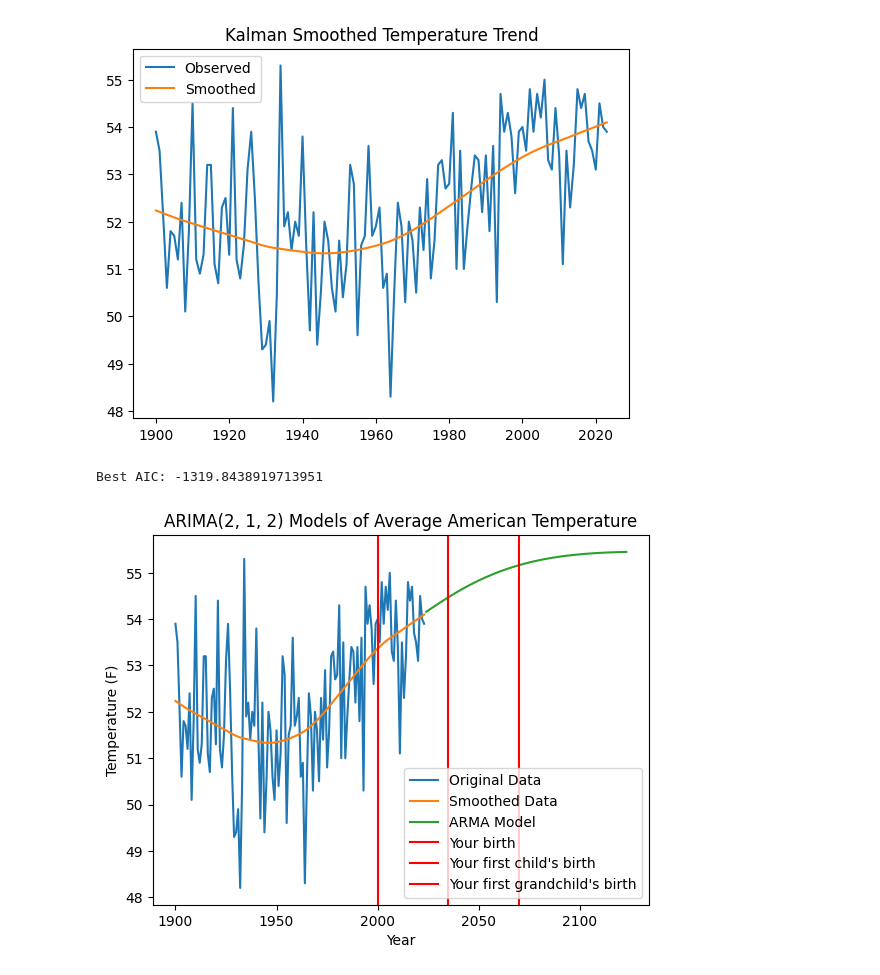
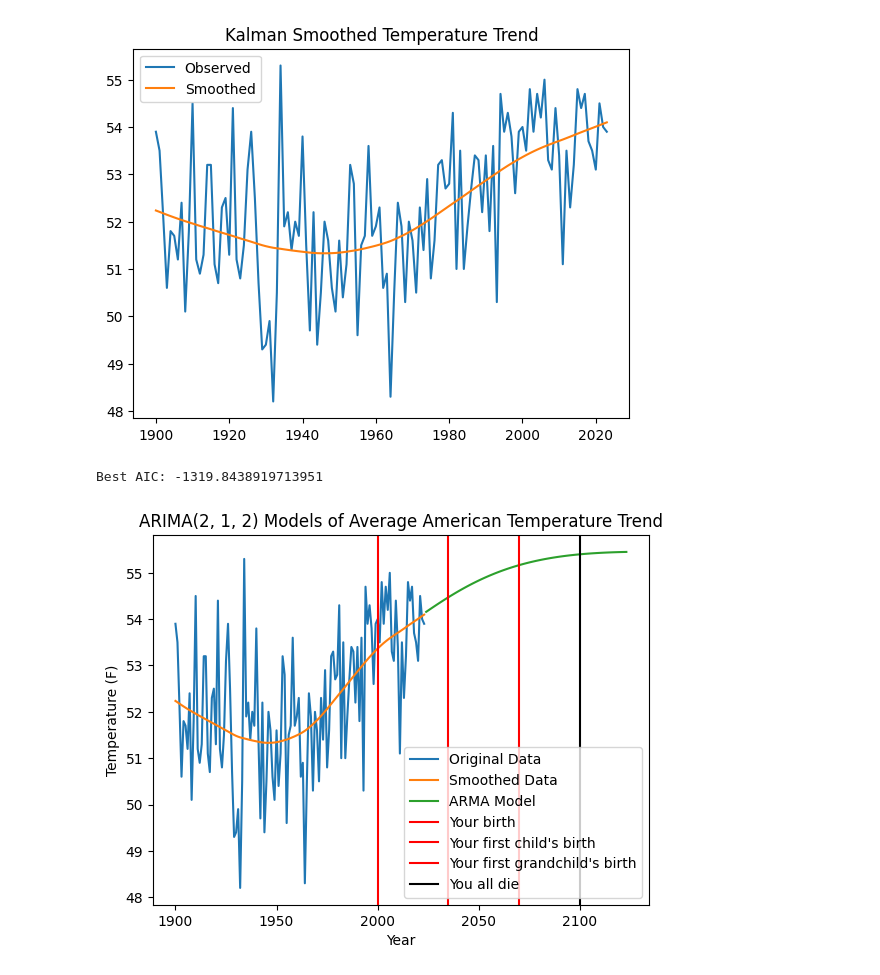
Before and after one commit to EthanPrimes/modeling_climate_change, a Jupyter notebook: arima_models.ipynb, the cells around one changed output. Saved outputs shown, nothing was run; the diff lists cells and outputs as text; code cells hidden in the pictures.

```diff
--- a/arima_models.ipynb
+++ b/arima_models.ipynb
@@ -398,32 +398,33 @@ with warnings.catch_warnings():
             for d in range(0, d_max + 1):
                 # model = ARIMA(z, order=(p, d, q)).fit(method='innovations_mle')
                 model = ARIMA(z, order=(p, d, q)).fit(method='statespace')
                 if model.aic < best_aic:
                     best_aic = model.aic
                     opt_p = p
                     opt_q = q
                     opt_d = d
 
 # Determining the optimal AIC
 print(f"Best AIC: {best_aic}")
 
 # Intialize the ARIMA model with optimal parameters
 model = ARIMA(z, order=(opt_p, opt_d, opt_q)).fit(method='statespace')
 
 # Predict from the beginning of the model to n observations in the future
 pred = model.predict(start=len(z), end=len(z) + n)
 pred_index = pd.RangeIndex(y.index[-1], y.index[-1] + n + 1, 1)
 plt.plot(y.index, y, label="Original Data")
 plt.plot(y.index, z, label="Smoothed Data")
 plt.plot(pred_index[1:], pred[1:], label="ARMA Model")
 plt.xlabel("Year")
 plt.ylabel(r"Temperature (F)")
-plt.title(f"ARIMA({opt_p}, {opt_d}, {opt_q}) Models of Average American Temperature")
+plt.title(f"ARIMA({opt_p}, {opt_d}, {opt_q}) Models of Average American Temperature Trend")
 plt.axvline(2000, c="red", label="Your birth")
 plt.axvline(2035, c="red", label="Your first child's birth")
 plt.axvline(2070, c="red", label="Your first grandchild's birth")
+plt.axvline(2100, c="black", label="You all die")
 plt.legend()
 plt.show()
 # %% [output]
 Best AIC: -1319.8438919713951
-[figure, old version]
+[figure, new version]
```
Also changed, not shown: 7 other files.
